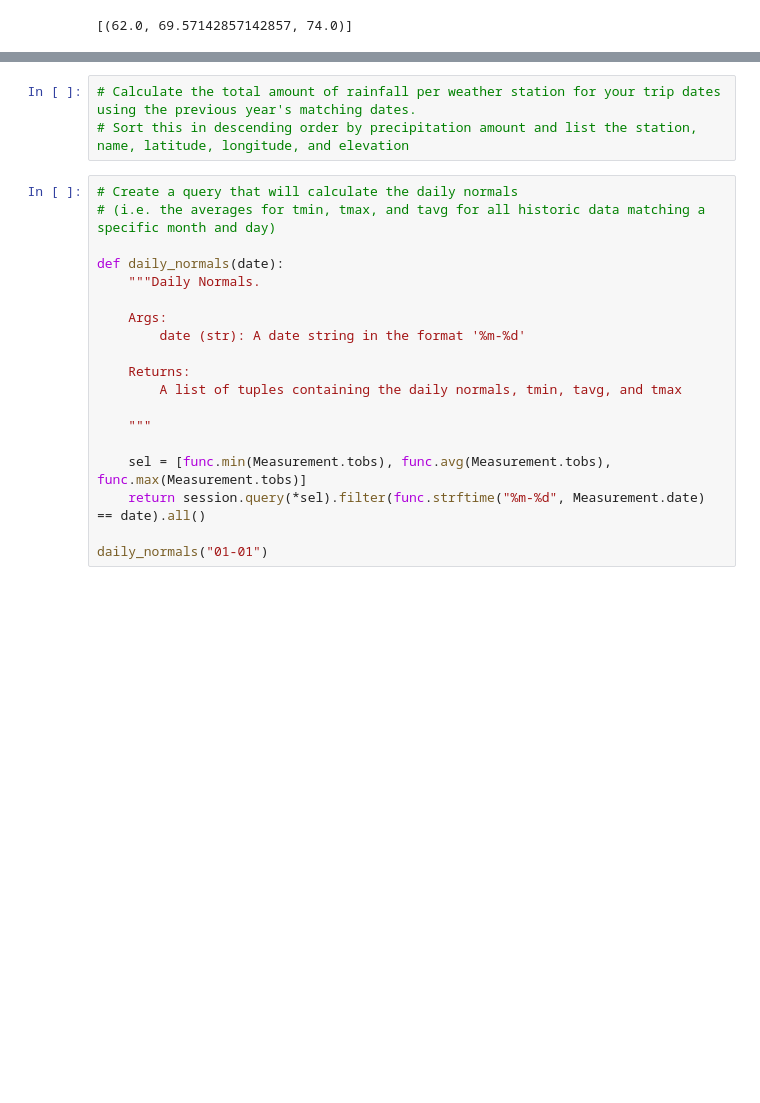
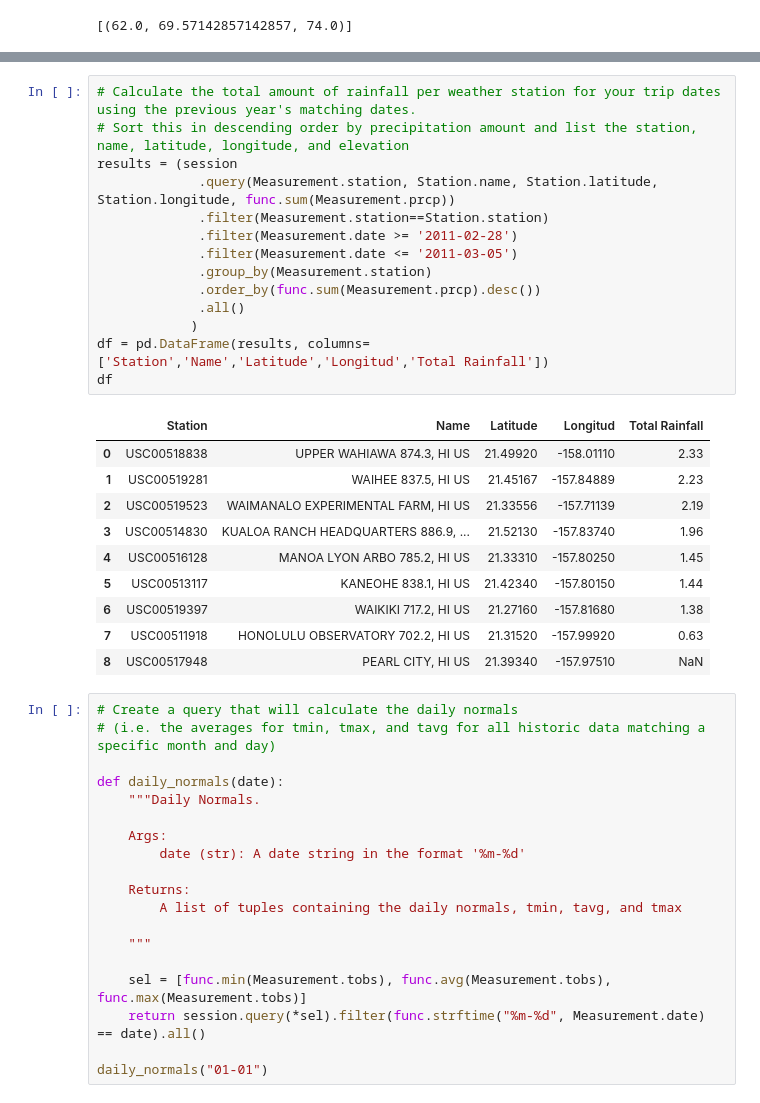
Before and after one commit to rjyobal/sqlalchemy-challenge, a Jupyter notebook: climate_starter.ipynb, the cells around one changed output, grey strips where cells are left out. Cells and saved outputs as stored; diff of their text form; blank space fills up the shorter version.

```diff
--- a/climate_starter.ipynb
+++ b/climate_starter.ipynb
@@ -284,6 +317,28 @@ print(calc_temps('2012-02-28', '2012-03-05'))
 # %%
 # Calculate the total amount of rainfall per weather station for your trip dates using the previous year's matching dates.
 # Sort this in descending order by precipitation amount and list the station, name, latitude, longitude, and elevation
+results = (session
+             .query(Measurement.station, Station.name, Station.latitude, Station.longitude, func.sum(Measurement.prcp))
+             .filter(Measurement.station==Station.station)
+             .filter(Measurement.date >= '2011-02-28')
+             .filter(Measurement.date <= '2011-03-05')
+             .group_by(Measurement.station)
+             .order_by(func.sum(Measurement.prcp).desc())
+             .all()
+            )
+df = pd.DataFrame(results, columns=['Station','Name','Latitude','Longitud','Total Rainfall'])
+df
+# %% [output]
+|  | Station | Name | Latitude | Longitud | Total Rainfall |
+| 0 | USC00518838 | UPPER WAHIAWA 874.3, HI US | 21.49920 | -158.01110 | 2.33 |
+| 1 | USC00519281 | WAIHEE 837.5, HI US | 21.45167 | -157.84889 | 2.23 |
+| 2 | USC00519523 | WAIMANALO EXPERIMENTAL FARM, HI US | 21.33556 | -157.71139 | 2.19 |
+| 3 | USC00514830 | KUALOA RANCH HEADQUARTERS 886.9, ... | 21.52130 | -157.83740 | 1.96 |
+| 4 | USC00516128 | MANOA LYON ARBO 785.2, HI US | 21.33310 | -157.80250 | 1.45 |
+| 5 | USC00513117 | KANEOHE 838.1, HI US | 21.42340 | -157.80150 | 1.44 |
+| 6 | USC00519397 | WAIKIKI 717.2, HI US | 21.27160 | -157.81680 | 1.38 |
+| 7 | USC00511918 | HONOLULU OBSERVATORY 702.2, HI US | 21.31520 | -157.99920 | 0.63 |
+| 8 | USC00517948 | PEARL CITY, HI US | 21.39340 | -157.97510 | NaN |
 # %%
 # Create a query that will calculate the daily normals
 # (i.e. the averages for tmin, tmax, and tavg for all historic data matching a specific month and day)
```
Also changed, not shown: parts of 5 cells of this notebook, 2 other files.
